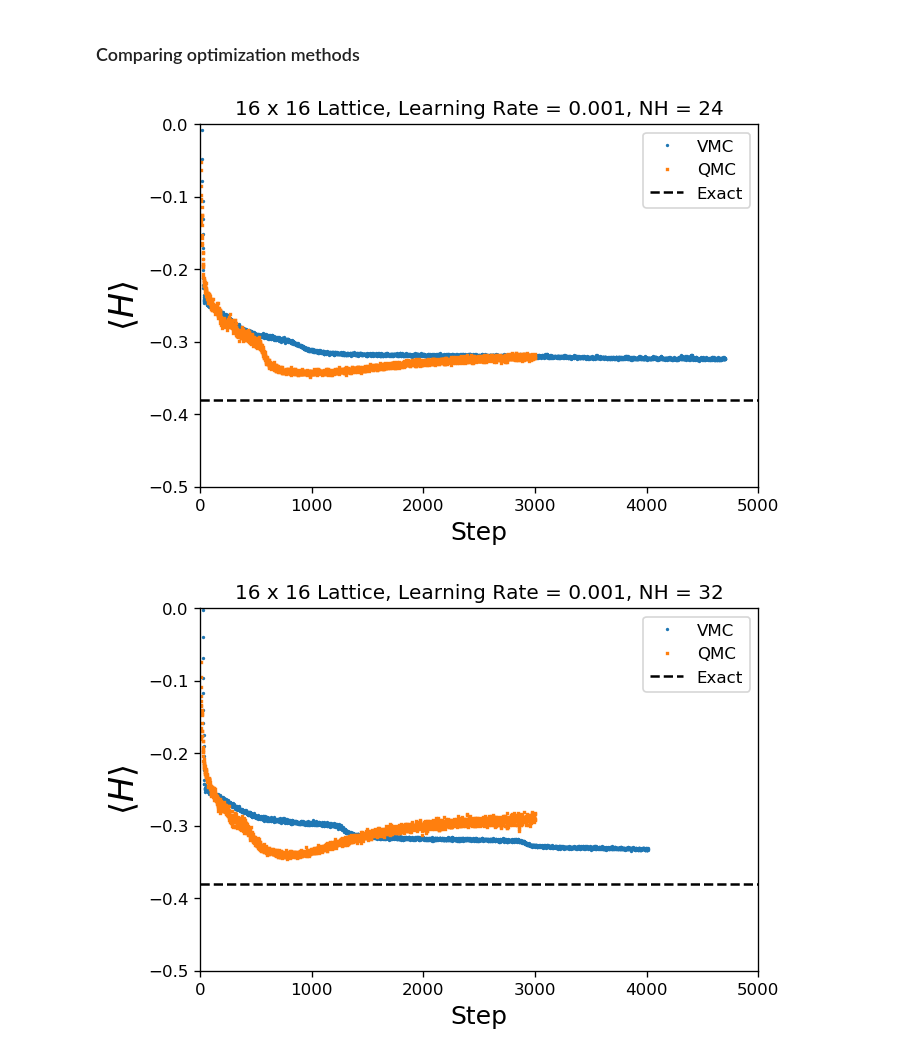
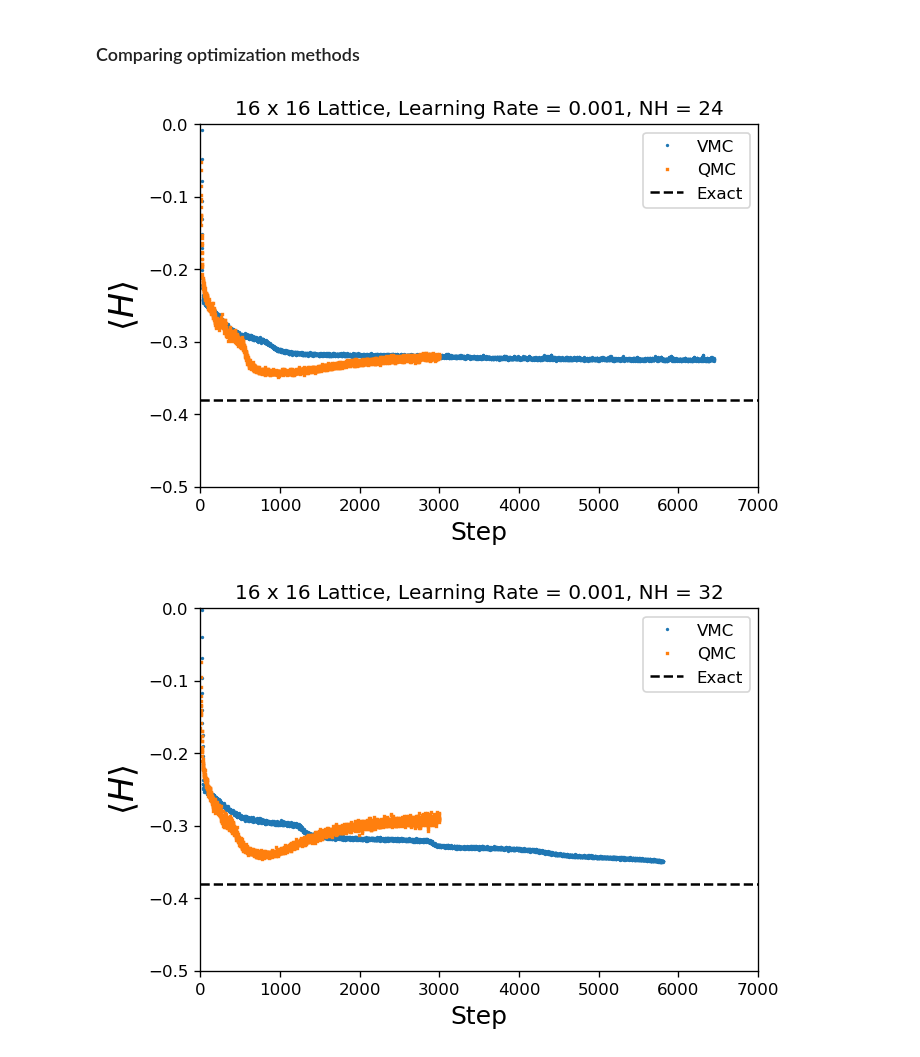
Before and after one commit to MelkoCollective/NeuralNetworks-for-Quantum, a Jupyter notebook: src_qmc_vmc/Paper Plots.ipynb, the cells around one changed output. Saved outputs shown, nothing was run; the diff lists cells and outputs as text; code cells hidden in the pictures.

Commit message:
update paper plots with new data

```diff
--- a/src_qmc_vmc/Paper Plots.ipynb
+++ b/src_qmc_vmc/Paper Plots.ipynb
@@ -127,13 +127,13 @@ QMCPlot(16, 0.0001, exactE_16, E_QMC_16_8_fulldata,E_QMC_16_16_fulldata,E_QMC_16
 ### Comparing optimization methods
 # %%
 E_QMC_VMC_16_24 = np.zeros(len(E_QMC_16_24))
-PlotE(16,0.001,24,exactE_16,E_QMC_16_24,E_VMC_16_24,E_QMC_VMC_16_24,[0,5000],[-0.5,0])
+PlotE(16,0.001,24,exactE_16,E_QMC_16_24,E_VMC_16_24,E_QMC_VMC_16_24,[0,7000],[-0.5,0])
 # %% [output]
-[figure, old version]
+[figure, new version]
 # %%
 E_QMC_VMC_16_32 = np.zeros(len(E_QMC_16_32))
-PlotE(16,0.001,32,exactE_16,E_QMC_16_32,E_VMC_16_32,E_QMC_VMC_16_32,[0,5000],[-0.5,0])
+PlotE(16,0.001,32,exactE_16,E_QMC_16_32,E_VMC_16_32,E_QMC_VMC_16_32,[0,7000],[-0.5,0])
 # %% [output]
-[figure, old version]
+[figure, new version]
 # %%
 E_QMC_VMC_16_40 = np.zeros(len(E_QMC_16_40))
```
Also changed, not shown: parts of 4 cells of this notebook.
